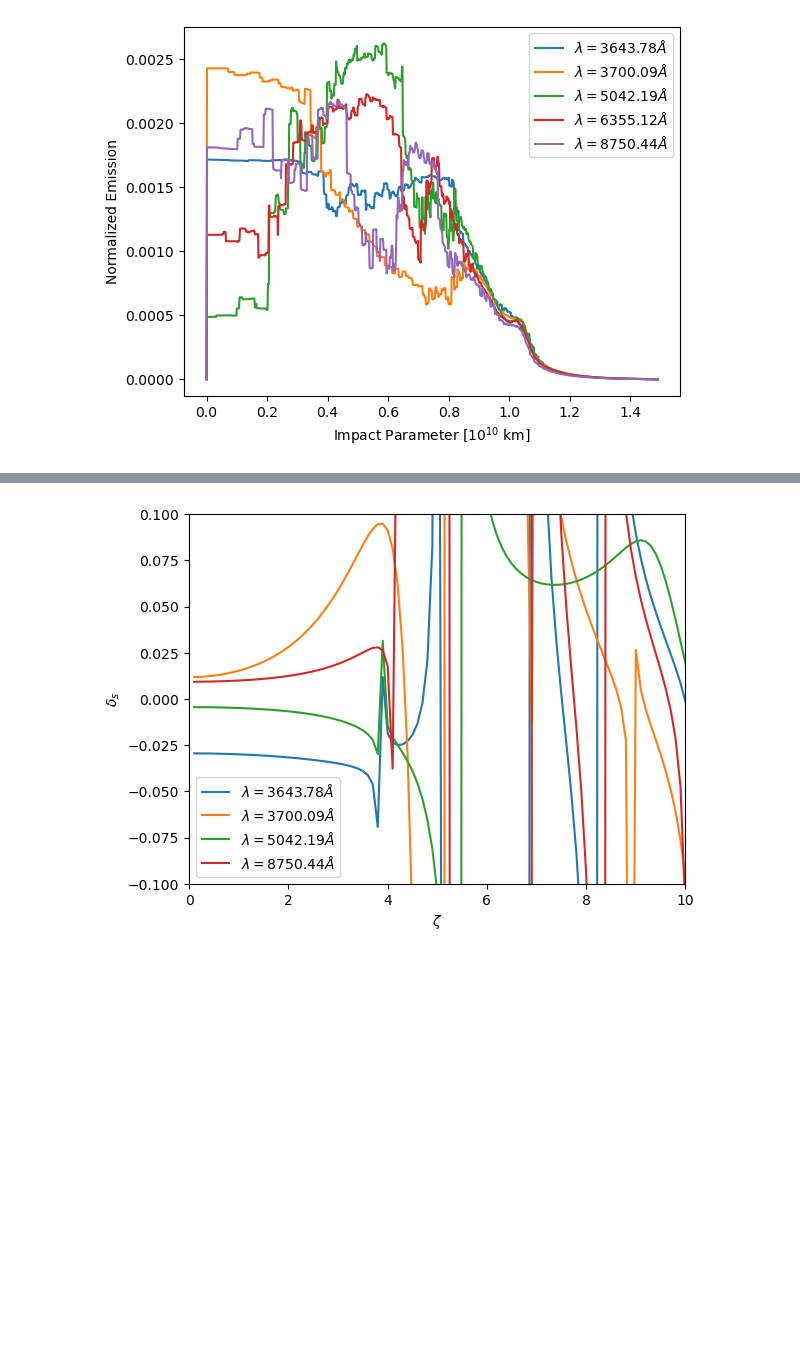
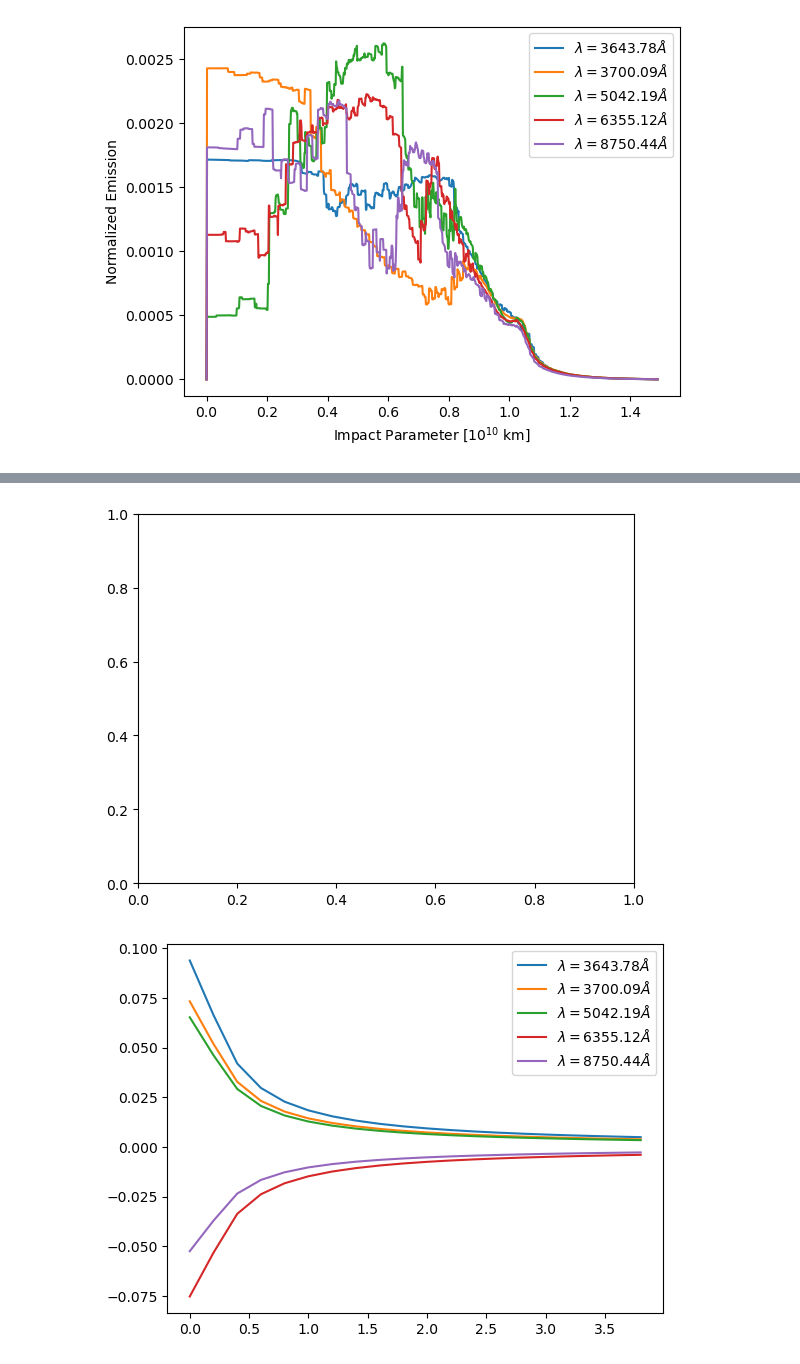
Before and after one commit to AlexGKim/II, a Jupyter notebook: II.ipynb, the cells around one changed output, grey strips where cells are left out. Drawn from its saved outputs; the diff is of its cells as text; code cells hidden in the pictures; blank space fills up the shorter version.

```diff
--- a/II.ipynb
+++ b/II.ipynb
@@ -58,6 +58,16 @@ def dgamma2ds(y,norder=None):
     rhos = numpy.arange(norder)/ny
     gamma = dft_polar(y, norder=norder)
     return - 2* gamma * rhos *dft_polar_der(y, norder=norder)
+
+def dgamma2dsi(y, u, vs, norder=None):
+    ny = len(y)
+    if norder is None:
+        norder = ny
+    rhos = numpy.arange(norder)/ny
+    gamma = dft_polar(y, norder=norder)
+    dgammadrho = dft_polar_der(y, norder=norder)
+    dum = numpy.sqrt(u**2  + vs**2)
+    return 2* numpy.interp(dum, rhos, gamma) * u/dum * numpy.interp(dum, rhos, dgammadrho)
 # %%
 norder = 200
 ncirc = 100
@@ -207,6 +214,50 @@ def bias():
     ax.legend()
     fig.savefig('bias.pdf')
 
-bias()
+# bias()
-# %% [output]
-[figure, removed]
+# %%
+def gamma2snr2():
+    nd = axis0[:].shape[0]
+    delta = axis0[1]-axis0[0]
+    drad = 0.475e15
+    ndisk = int(2*drad/delta)
+    factor=20
+    norder = factor * 5
+
+    # nexpand = int(factor*ndisk)
+    flux = numpy.zeros(nd*factor)
+    fig, ax = plt.subplots()
+    fig2, ax2 = plt.subplots()
+    for index in [maxorder[0],idx3700,maxorder[-1],idx6355,idx8750]:
+        flux[:]=0
+        flux[:nd] = block0_values[index,:]
+        # flux[:ndisk] = 1
+        gamma = dft_polar(flux,norder=norder)
+        gamma0 = gamma[0]
+        gamma=gamma/gamma[0]
+        gamma2 = gamma*gamma
+        # ax.plot(numpy.arange(gamma2.shape[0])*2*numpy.pi/(nd*factor/ndisk),gamma2,label=r"$\lambda={:.2f}\AA$".format(lambdas[index]))
+
+        fm = dgamma2dsi(flux, 1, numpy.arange(20), norder=norder)/gamma0**2
+        # fm = dgamma2ds(flux, norder=norder)/gamma0**2
+        # fm = numpy.zeros((2,2))
+        # dg2ds1 = dgamma2ds1(flux, norder=norder)/gamma0**2
+        # fm[0][0] = dgamma2ds(flux, norder=norder)/gamma0**2
+        # fm= numpy.abs(fm)
+        ax2.plot(numpy.arange(fm.shape[0])*2*numpy.pi/(nd*factor/ndisk),fm,label=r"$\lambda={:.2f}\AA$".format(lambdas[index]))
+
+    # zeta = numpy.arange(0,nd,0.01)
+
+    # dairy = (2*(2*jv(1,zeta)/zeta)*(jv(0,zeta)-jv(2,zeta)-2*jv(1,zeta)/zeta))
+    # ax2.plot(zeta,numpy.abs(dairy),label='Airy',ls='dotted')
+    # ax2.set_ylabel(r"$\text{SNR}_s$")
+    # ax2.set_xlabel(r"$\zeta$")
+    # ax2.set_xlim((0,10))
+    # ax2.set_ylim((0,1))
+    ax2.legend()
+    # fig2.savefig('snr2.pdf')
+
+gamma2snr2()
+# %% [output]
+[figure, added]
+[figure, added]
```
Also changed, not shown: parts of 1 cell of this notebook.
